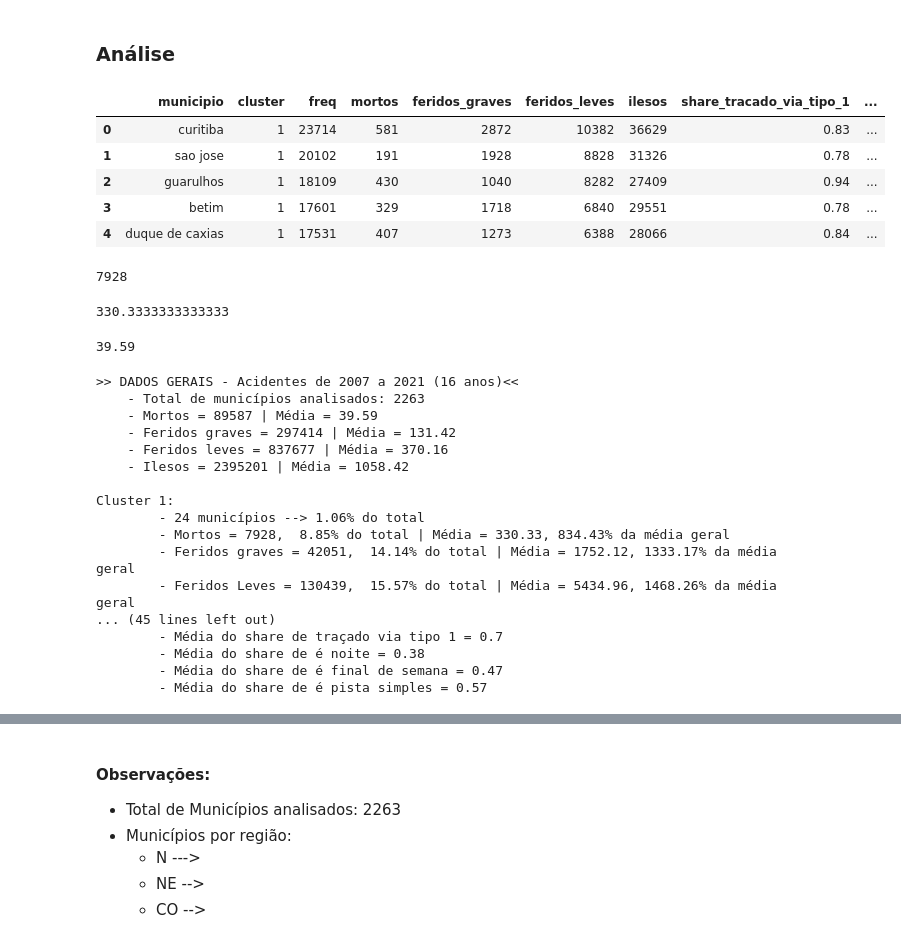
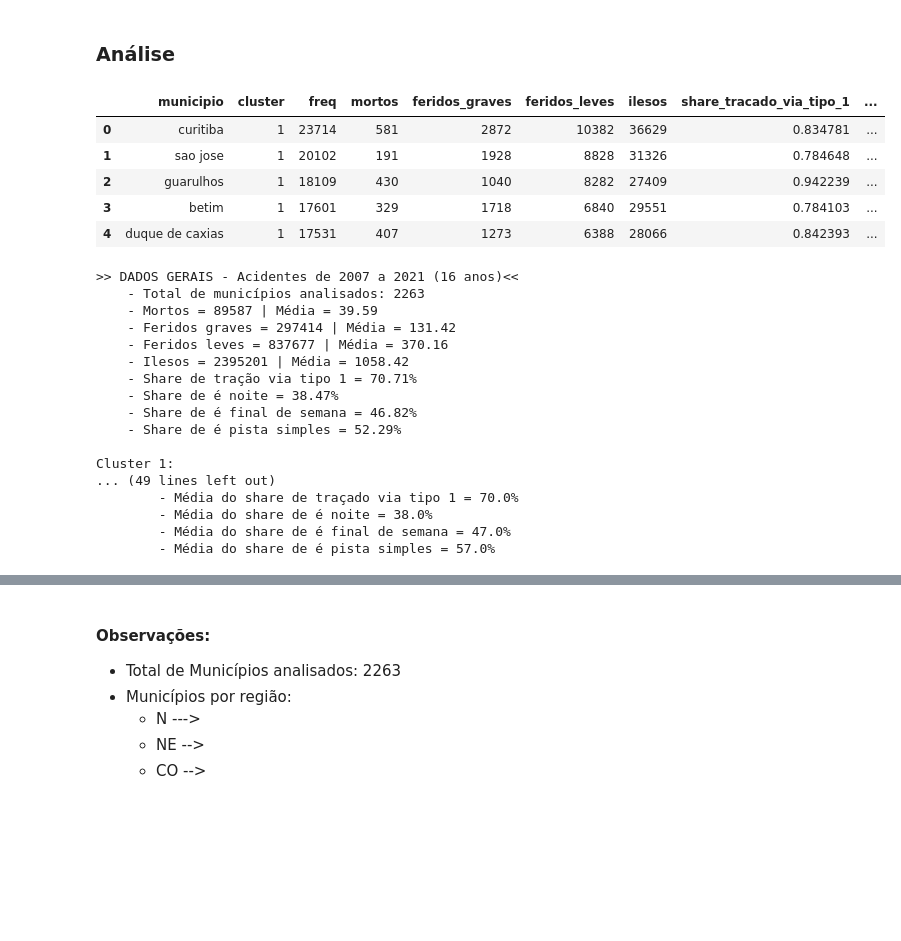
Before and after one commit to FelipeGBarreto/analise_cluster_acidentes_rodovias_federais, a Jupyter notebook: Scripts/Analise pos-clusterizacao.ipynb, the cells around one changed output, grey strips where cells are left out. Cells and saved outputs as stored; diff of their text form; code cells hidden in the pictures; blank space fills up the shorter version.

```diff
--- a/Scripts/Analise pos-clusterizacao.ipynb
+++ b/Scripts/Analise pos-clusterizacao.ipynb
@@ -156,30 +73,22 @@ display(
 # %%
 df = df3.drop(['pessoas','ignorados','feridos','veiculos'], axis=1)[[
     'municipio','cluster','freq','mortos','feridos_graves','feridos_leves','ilesos','share_tracado_via_tipo_1',
     'share_tracado_via_tipo_2','share_is_night','share_is_weekend','share_is_single_lane'
 ]].drop_duplicates(subset = ['municipio'])
 
 
 ## Separação dos clusters (c1,c2,c3,c4,c5,c6,c7)
-n = len(df.cluster.drop_duplicates())
+n = df.cluster.nunique()
 for i in range(1,n + 1):
     globals()['c' + str(i)] = df[df.cluster == i].drop(['cluster'], axis=1)
 
-df.head(5).style.background_gradient(cmap='Blues').set_precision(2)
+df.head(5)
 # %% [output]
 |  | municipio | cluster | freq | mortos | feridos_graves | feridos_leves | ilesos | share_tracado_via_tipo_1 | ... |
-| 0 | curitiba | 1 | 23714 | 581 | 2872 | 10382 | 36629 | 0.83 | ... |
-| 1 | sao jose | 1 | 20102 | 191 | 1928 | 8828 | 31326 | 0.78 | ... |
-| 2 | guarulhos | 1 | 18109 | 430 | 1040 | 8282 | 27409 | 0.94 | ... |
-| 3 | betim | 1 | 17601 | 329 | 1718 | 6840 | 29551 | 0.78 | ... |
-| 4 | duque de caxias | 1 | 17531 | 407 | 1273 | 6388 | 28066 | 0.84 | ... |
+| 0 | curitiba | 1 | 23714 | 581 | 2872 | 10382 | 36629 | 0.834781 | ... |
+| 1 | sao jose | 1 | 20102 | 191 | 1928 | 8828 | 31326 | 0.784648 | ... |
+| 2 | guarulhos | 1 | 18109 | 430 | 1040 | 8282 | 27409 | 0.942239 | ... |
+| 3 | betim | 1 | 17601 | 329 | 1718 | 6840 | 29551 | 0.784103 | ... |
+| 4 | duque de caxias | 1 | 17531 | 407 | 1273 | 6388 | 28066 | 0.842393 | ... |
-# %%
-c1.mortos.sum()
-# %% [output]
-7928
-# %%
-c1.mortos.mean()
-# %% [output]
-330.3333333333333
 # %%
 def _loc(df, cluster, col):
@@ -186,5 +104 @@ def _loc(df, cluster, col):
     return(round(df[df.cluster == 'Cluster '+str(cluster)][col].iloc[0],2))
-# %%
-round(df.mortos.mean(),2)
-# %% [output]
-39.59
@@ -199,6 +111,10 @@ print(
     - Feridos graves = {df.feridos_graves.sum()} | Média = {round(df.feridos_graves.mean(),2)}
     - Feridos leves = {df.feridos_leves.sum()} | Média = {round(df.feridos_leves.mean(),2)}
     - Ilesos = {df.ilesos.sum()} | Média = {round(df.ilesos.mean(),2)}
+    - Share de tração via tipo 1 = {round(100*df1.tracado_via_tipo_1.value_counts(normalize=True)[1],2)}%
+    - Share de é noite = {round(100*df1.is_night.value_counts(normalize=True)[1],2)}%
+    - Share de é final de semana = {round(100*df1.is_weekend.value_counts(normalize=True)[1],2)}%
+    - Share de é pista simples = {round(100*df1.is_single_lane.value_counts(normalize=True)[1],2)}%
     """
 )
 
@@ -210,10 +126,10 @@ for i in range(1,n+1):
         - Feridos graves = {globals()['c' + str(i)].feridos_graves.sum()},  {round(100*globals()['c' + str(i)].feridos_graves.sum() / df.feridos_graves.sum(),2)}% do total | Média = {_loc(df5, i, col='feridos_graves')}, {round(100*_loc(df5, i, col='feridos_graves') / df.feridos_graves.mean(),2)}% da média geral
         - Feridos Leves = {globals()['c' + str(i)].feridos_leves.sum()},  {round(100*globals()['c' + str(i)].feridos_leves.sum() / df.feridos_leves.sum(),2)}% do total | Média = {_loc(df5, i, col='feridos_leves')}, {round(100*_loc(df5, i, col='feridos_leves') / df.feridos_leves.mean(),2)}% da média geral
         - Ilesos = {globals()['c' + str(i)].ilesos.sum()},  {round(100*globals()['c' + str(i)].ilesos.sum() / df.ilesos.sum(),2)}% do total | Média = {_loc(df5, i, col='ilesos')}, {round(100*_loc(df5, i, col='ilesos') / df.ilesos.mean(),2)}% da média geral
-        - Média do share de traçado via tipo 1 = {_loc(df5, i, col='share_tracado_via_tipo_1')}
-        - Média do share de é noite = {_loc(df5, i, col='share_is_night')}
-        - Média do share de é final de semana = {_loc(df5, i, col='share_is_weekend')}
-        - Média do share de é pista simples = {_loc(df5, i, col='share_is_single_lane')}
+        - Média do share de traçado via tipo 1 = {round(100*_loc(df5, i, col='share_tracado_via_tipo_1'),2)}%
+        - Média do share de é noite = {round(100*_loc(df5, i, col='share_is_night'),2)}%
+        - Média do share de é final de semana = {round(100*_loc(df5, i, col='share_is_weekend'),2)}%
+        - Média do share de é pista simples = {round(100*_loc(df5, i, col='share_is_single_lane'),2)}%
     """)
 # %% [output]
 >> DADOS GERAIS - Acidentes de 2007 a 2021 (16 anos)<<
@@ -222,14 +138,14 @@ for i in range(1,n+1):
     - Feridos graves = 297414 | Média = 131.42
     - Feridos leves = 837677 | Média = 370.16
     - Ilesos = 2395201 | Média = 1058.42
+    - Share de tração via tipo 1 = 70.71%
+    - Share de é noite = 38.47%
+    - Share de é final de semana = 46.82%
+    - Share de é pista simples = 52.29%
 
 Cluster 1:
-        - 24 municípios --> 1.06% do total
-        - Mortos = 7928,  8.85% do total | Média = 330.33, 834.43% da média geral
-        - Feridos graves = 42051,  14.14% do total | Média = 1752.12, 1333.17% da média geral
-        - Feridos Leves = 130439,  15.57% do total | Média = 5434.96, 1468.26% da média geral
-... (45 lines left out)
-        - Média do share de traçado via tipo 1 = 0.7
-        - Média do share de é noite = 0.38
-        - Média do share de é final de semana = 0.47
-        - Média do share de é pista simples = 0.57
+... (49 lines left out)
+        - Média do share de traçado via tipo 1 = 70.0%
+        - Média do share de é noite = 38.0%
+        - Média do share de é final de semana = 47.0%
+        - Média do share de é pista simples = 57.0%
```
Also changed, not shown: parts of 20 cells of this notebook.
